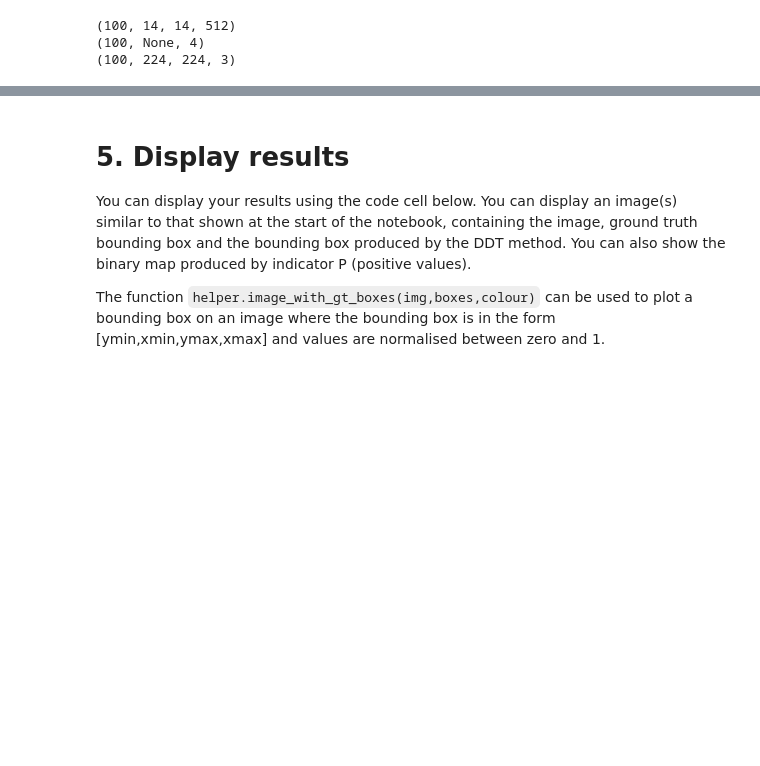
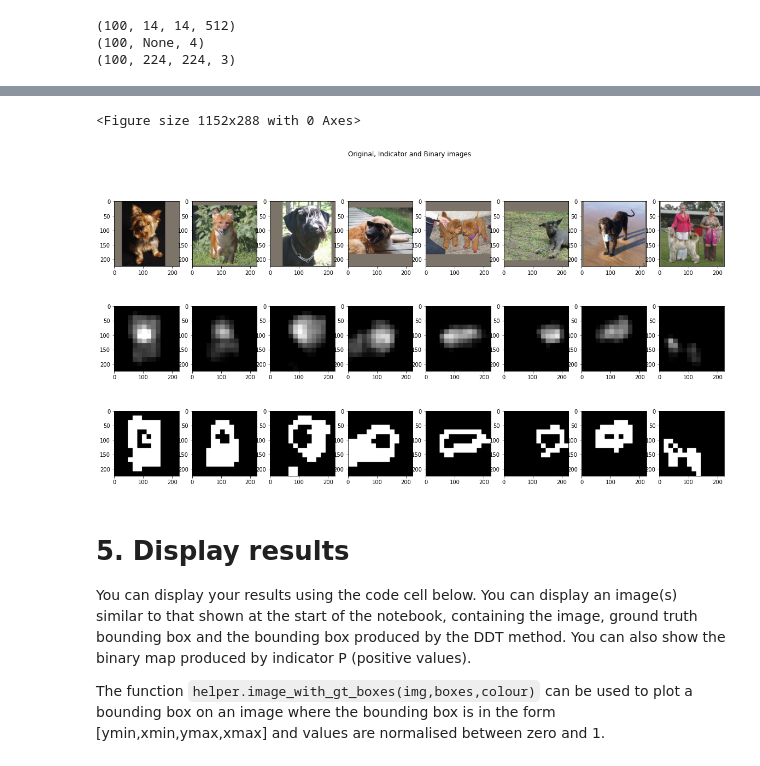
Before and after one commit to davidnol/CE6003, a Jupyter notebook: Etivity_assignment3_David_Nolan_20146744.ipynb, the cells around one changed output, grey strips where cells are left out. Drawn from its saved outputs; the diff is of its cells as text; code cells hidden in the pictures; blank space fills up the shorter version.

```diff
--- a/Etivity_assignment3_David_Nolan_20146744.ipynb
+++ b/Etivity_assignment3_David_Nolan_20146744.ipynb
@@ -180,0 +251,19 @@ In the code cells below add your implementation of the DDT Algorithm for object
+# %%
+ # Step 10 & 11: Binarize the image and get bounding boxes
+threshold_imgs = []
+for p1_img in p1_images:
+  threshold_imgs.append(cv2.threshold(np.asarray(p1_img).astype('uint8'), 0, 255, cv2.THRESH_BINARY_INV | cv2.THRESH_OTSU)[1])
+# %%
+fig = plt.figure(figsize=(16,4))
+imgs_per_row = 8
+
+fig, ax = plt.subplots(nrows=3, ncols=imgs_per_row, figsize=(20,10))
+fig.suptitle('Original, Indicator and Binary images')
+
+for idx in range(imgs_per_row):
+    ax[0][idx].imshow(np.asarray(helper.unprocess_image(img_batch[idx, :, :, :])))
+    ax[1][idx].imshow(np.asarray(p1_images[idx, :, :]), cmap='gray', vmin=0, vmax=255)
+    ax[2][idx].imshow(threshold_imgs[idx], cmap='gray', vmin=0, vmax=255)
+# %% [output]
+<Figure size 1152x288 with 0 Axes>
+[figure, added]
```
Also changed, not shown: parts of 19 cells of this notebook.
